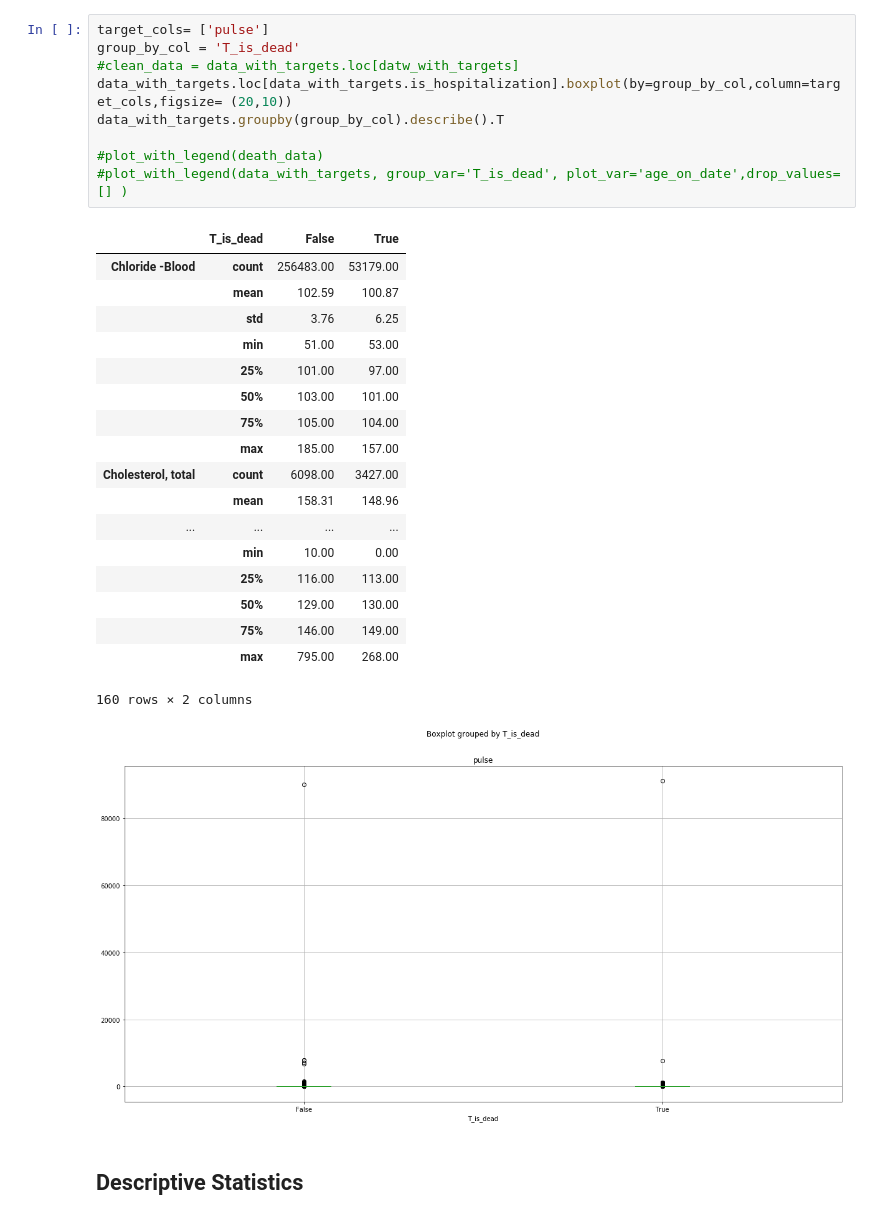
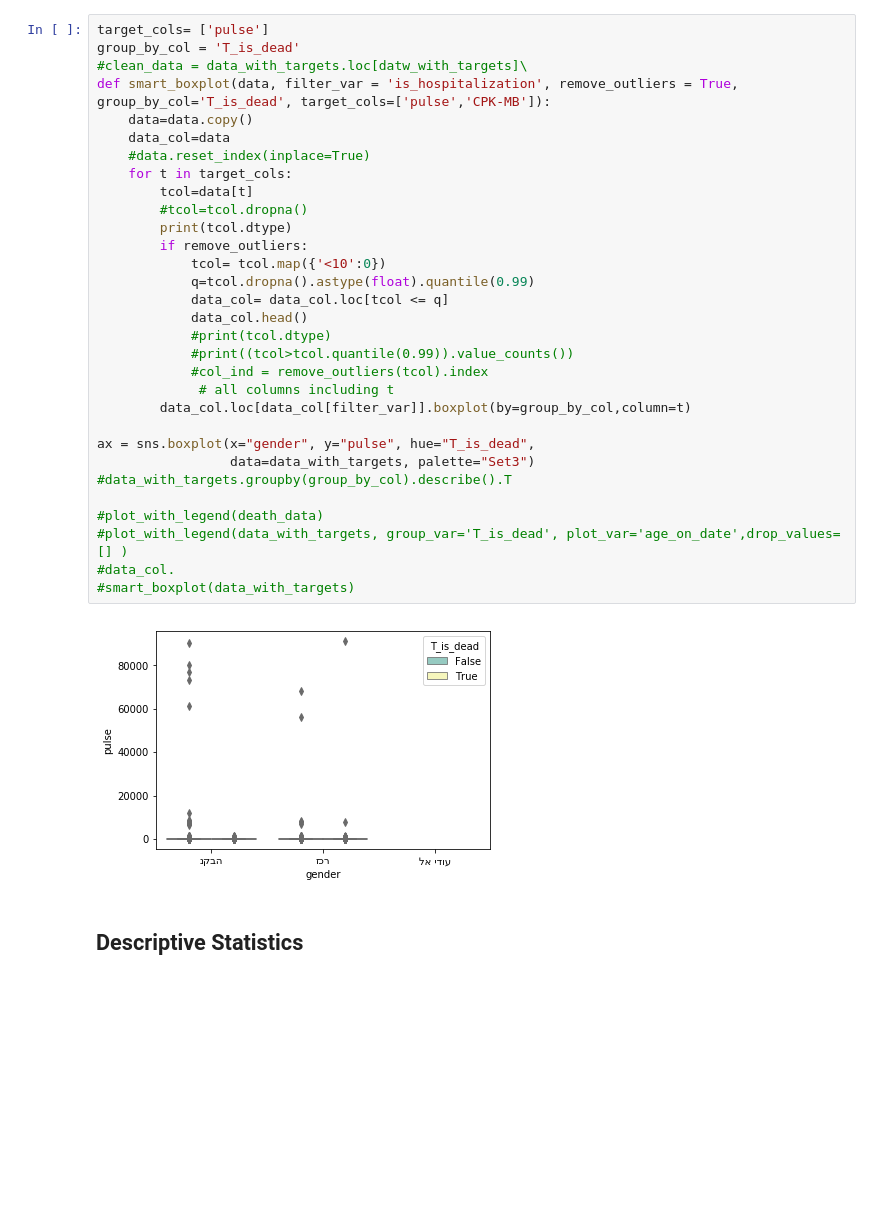
Before and after one commit to talionet/Shiba-Hackathon, a Jupyter notebook: notebooks/ER_data_exploration.ipynb, the cells around one changed output. Saved outputs shown, nothing was run; the diff lists cells and outputs as text; blank space fills up the shorter version.

```diff
--- a/notebooks/ER_data_exploration.ipynb
+++ b/notebooks/ER_data_exploration.ipynb
@@ -115,32 +160,36 @@ plot_events_by_time(death_data.loc[death_data.T_mortality_hospitalization], by_t
-# %%
-target_cols= ['pulse']
-group_by_col = 'T_is_dead'
-#clean_data = data_with_targets.loc[datw_with_targets]
-data_with_targets.loc[data_with_targets.is_hospitalization].boxplot(by=group_by_col,column=target_cols,figsize= (20,10))
-data_with_targets.groupby(group_by_col).describe().T
-
-#plot_with_legend(death_data)
-#plot_with_legend(data_with_targets, group_var='T_is_dead', plot_var='age_on_date',drop_values=[] )
-# %% [output]
-|  | T_is_dead | False | True |
-| Chloride -Blood | count | 256483.00 | 53179.00 |
-|  | mean | 102.59 | 100.87 |
-|  | std | 3.76 | 6.25 |
-|  | min | 51.00 | 53.00 |
-|  | 25% | 101.00 | 97.00 |
-|  | 50% | 103.00 | 101.00 |
-|  | 75% | 105.00 | 104.00 |
-|  | max | 185.00 | 157.00 |
-| Cholesterol, total | count | 6098.00 | 3427.00 |
-|  | mean | 158.31 | 148.96 |
-| ... | ... | ... | ... |
-|  | min | 10.00 | 0.00 |
-|  | 25% | 116.00 | 113.00 |
-|  | 50% | 129.00 | 130.00 |
-|  | 75% | 146.00 | 149.00 |
-|  | max | 795.00 | 268.00 |
-160 rows × 2 columns
-[figure, removed]
+# %%
+target_cols= ['pulse']
+group_by_col = 'T_is_dead'
+#clean_data = data_with_targets.loc[datw_with_targets]\
+def smart_boxplot(data, filter_var = 'is_hospitalization', remove_outliers = True, group_by_col='T_is_dead', target_cols=['pulse','CPK-MB']):
+    data=data.copy()
+    data_col=data
+    #data.reset_index(inplace=True)
+    for t in target_cols:
+        tcol=data[t]
+        #tcol=tcol.dropna()
+        print(tcol.dtype)
+        if remove_outliers:
+            tcol= tcol.map({'<10':0})
+            q=tcol.dropna().astype(float).quantile(0.99)
+            data_col= data_col.loc[tcol <= q]
+            data_col.head()
+            #print(tcol.dtype)
+            #print((tcol>tcol.quantile(0.99)).value_counts())
+            #col_ind = remove_outliers(tcol).index
+             # all columns including t
+        data_col.loc[data_col[filter_var]].boxplot(by=group_by_col,column=t)
+
+ax = sns.boxplot(x="gender", y="pulse", hue="T_is_dead",
+                 data=data_with_targets, palette="Set3")
+#data_with_targets.groupby(group_by_col).describe().T
+
+#plot_with_legend(death_data)
+#plot_with_legend(data_with_targets, group_var='T_is_dead', plot_var='age_on_date',drop_values=[] )
+#data_col.
+#smart_boxplot(data_with_targets)
+# %% [output]
+[figure, added]
 # %% [markdown]
 ## Descriptive Statistics
 # %%
```
Also changed, not shown: parts of 9 cells of this notebook.
